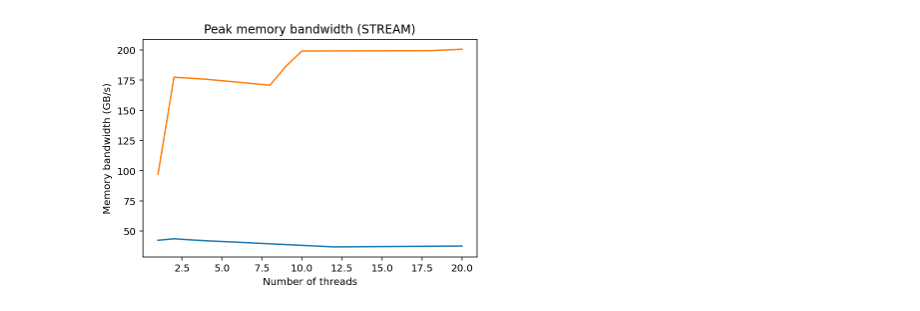
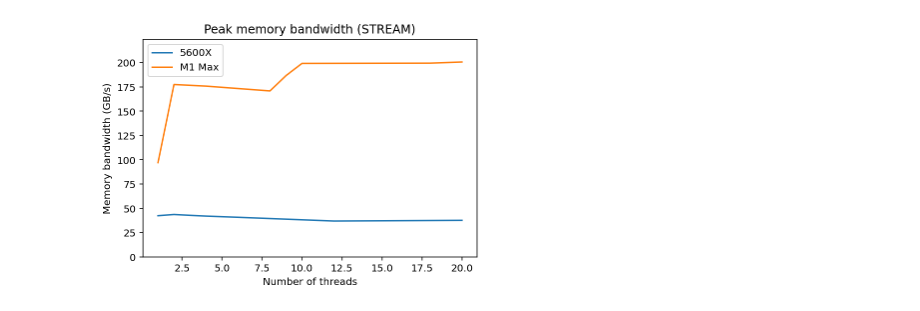
Before and after one commit to tlkh/m1-cpu-benchmarks, a Jupyter notebook: plot_STREAM.ipynb, the cells around one changed output. Cells and saved outputs as stored; diff of their text form; code cells hidden in the pictures.

```diff
--- a/plot_STREAM.ipynb
+++ b/plot_STREAM.ipynb
@@ -14,10 +14,11 @@ m1_y = np.asarray(m1_y)/1e3
 # %%
 plt.title("Peak memory bandwidth (STREAM)")
 plt.ylabel("Memory bandwidth (GB/s)")
 plt.xlabel("Number of threads")
 plt.plot(ryzen_x, ryzen_y, label="5600X")
 plt.plot(m1_x, m1_y, label="M1 Max")
-plt.legend
+plt.ylim(0, 224)
+plt.legend()
 plt.show()
 # %% [output]
-[figure, old version]
+[figure, new version]
```
Also changed, not shown: 1 other file.
